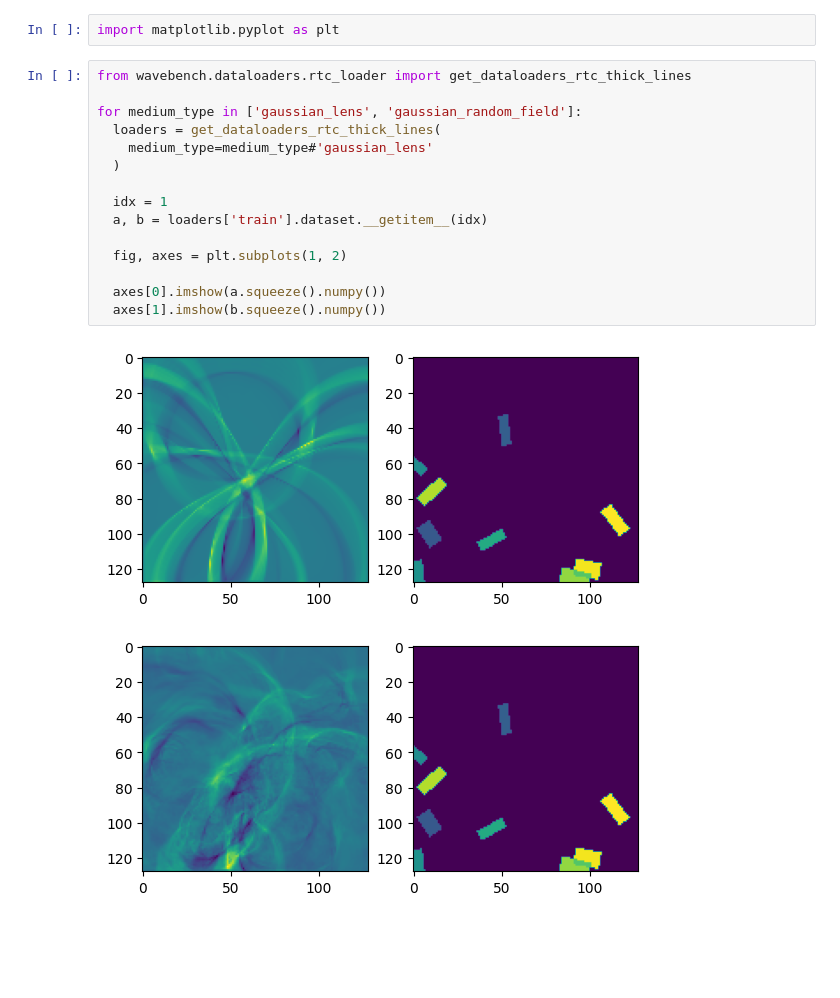
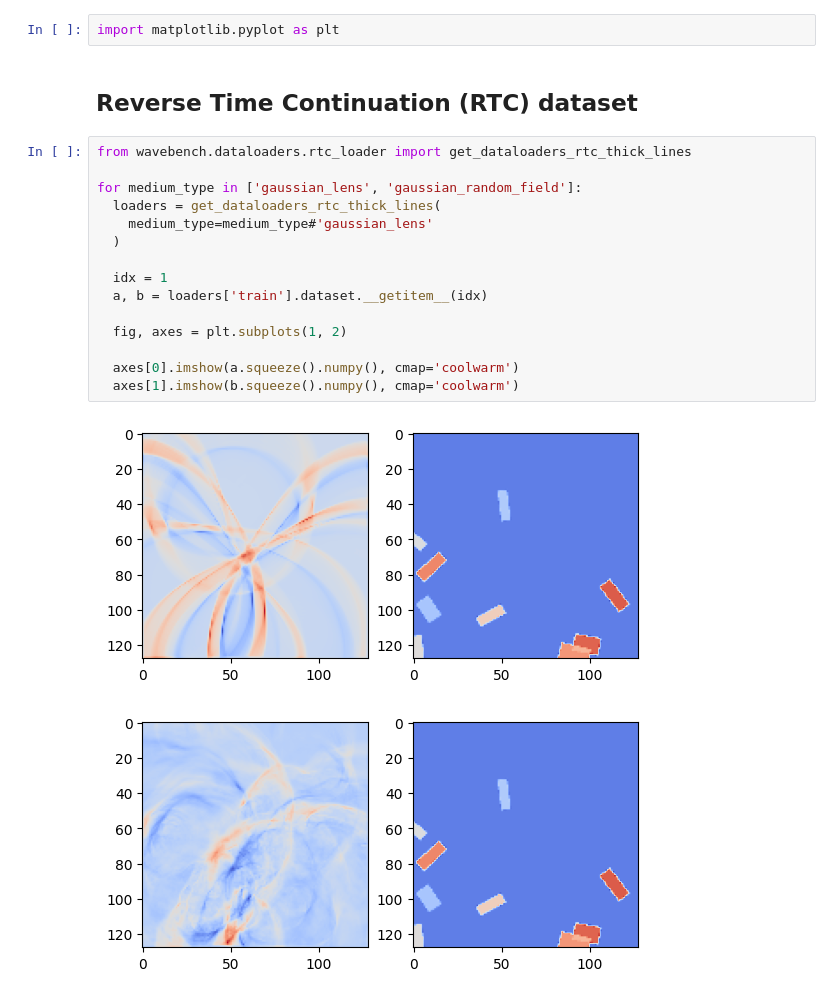
Before and after one commit to wavebench/wavebench, a Jupyter notebook: notebooks/demo-dataloaders.ipynb, the cells around one changed output. Drawn from its saved outputs; the diff is of its cells as text; blank space fills up the shorter version.

```diff
--- a/notebooks/demo-dataloaders.ipynb
+++ b/notebooks/demo-dataloaders.ipynb
@@ -1,20 +1,22 @@
 # %%
 import matplotlib.pyplot as plt
+# %% [markdown]
+## Reverse Time Continuation (RTC) dataset
 # %%
 from wavebench.dataloaders.rtc_loader import get_dataloaders_rtc_thick_lines
 
 for medium_type in ['gaussian_lens', 'gaussian_random_field']:
   loaders = get_dataloaders_rtc_thick_lines(
     medium_type=medium_type#'gaussian_lens'
   )
 
   idx = 1
   a, b = loaders['train'].dataset.__getitem__(idx)
 
   fig, axes = plt.subplots(1, 2)
 
-  axes[0].imshow(a.squeeze().numpy())
-  axes[1].imshow(b.squeeze().numpy())
+  axes[0].imshow(a.squeeze().numpy(), cmap='coolwarm')
+  axes[1].imshow(b.squeeze().numpy(), cmap='coolwarm')
 # %% [output]
-[figure, old version]
+[figure, new version]
-[figure, old version]
+[figure, new version]
```
Also changed, not shown: parts of 5 cells of this notebook, 4 other files.
